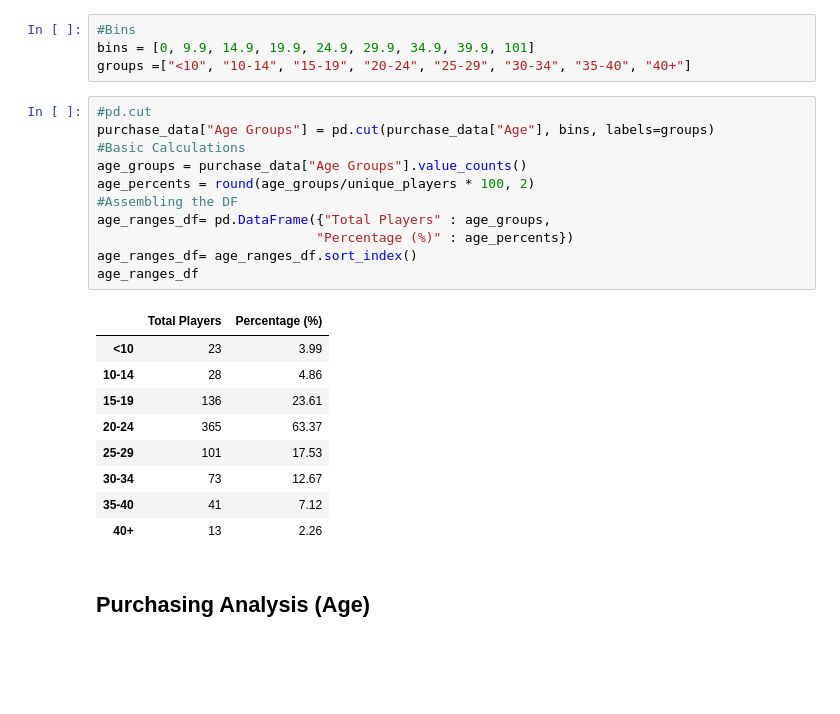
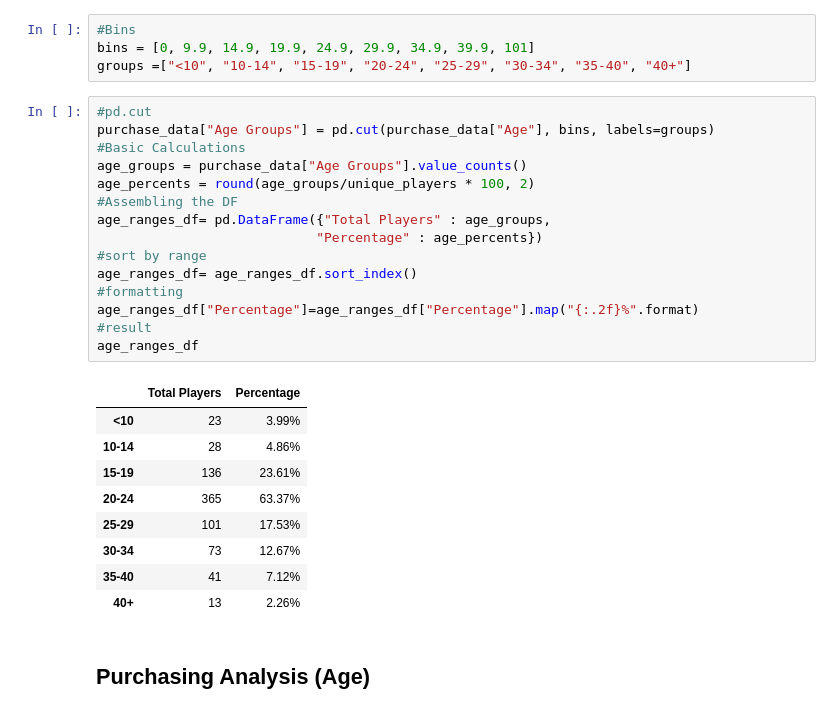
Before and after one commit to eford0121/Heroes-of-Pymoli, a Jupyter notebook: Master-Heroes of Pymoli.ipynb, the cells around one changed output. Cells and saved outputs as stored; diff of their text form; blank space fills up the shorter version.

```diff
--- a/Master-Heroes of Pymoli.ipynb
+++ b/Master-Heroes of Pymoli.ipynb
@@ -176,24 +186,28 @@ groups =["<10", "10-14", "15-19", "20-24", "25-29", "30-34", "35-40", "40+"]
 # %%
 #pd.cut
 purchase_data["Age Groups"] = pd.cut(purchase_data["Age"], bins, labels=groups)
 #Basic Calculations
 age_groups = purchase_data["Age Groups"].value_counts()
 age_percents = round(age_groups/unique_players * 100, 2)
 #Assembling the DF
 age_ranges_df= pd.DataFrame({"Total Players" : age_groups,
-                            "Percentage (%)" : age_percents})
+                            "Percentage" : age_percents})
+#sort by range
 age_ranges_df= age_ranges_df.sort_index()
+#formatting
+age_ranges_df["Percentage"]=age_ranges_df["Percentage"].map("{:.2f}%".format)
+#result
 age_ranges_df
 # %% [output]
-|  | Total Players | Percentage (%) |
-| <10 | 23 | 3.99 |
-| 10-14 | 28 | 4.86 |
-| 15-19 | 136 | 23.61 |
-| 20-24 | 365 | 63.37 |
-| 25-29 | 101 | 17.53 |
-| 30-34 | 73 | 12.67 |
-| 35-40 | 41 | 7.12 |
-| 40+ | 13 | 2.26 |
+|  | Total Players | Percentage |
+| <10 | 23 | 3.99% |
+| 10-14 | 28 | 4.86% |
+| 15-19 | 136 | 23.61% |
+| 20-24 | 365 | 63.37% |
+| 25-29 | 101 | 17.53% |
+| 30-34 | 73 | 12.67% |
+| 35-40 | 41 | 7.12% |
+| 40+ | 13 | 2.26% |
 # %% [markdown]
 ## Purchasing Analysis (Age)
 # %% [markdown]
```
Also changed, not shown: parts of 10 cells of this notebook.
